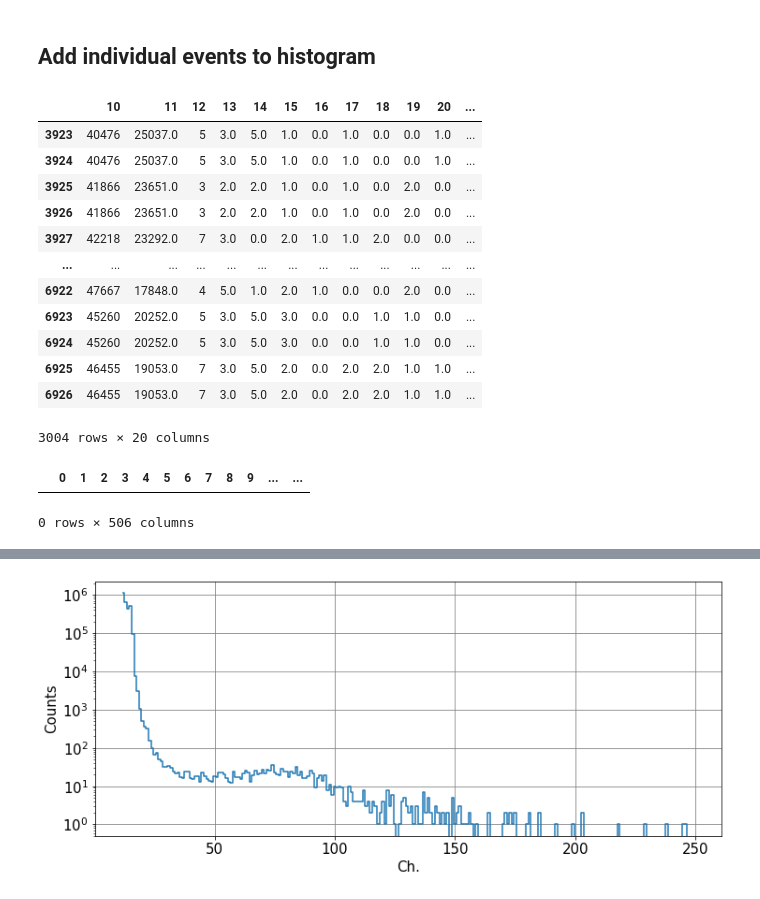
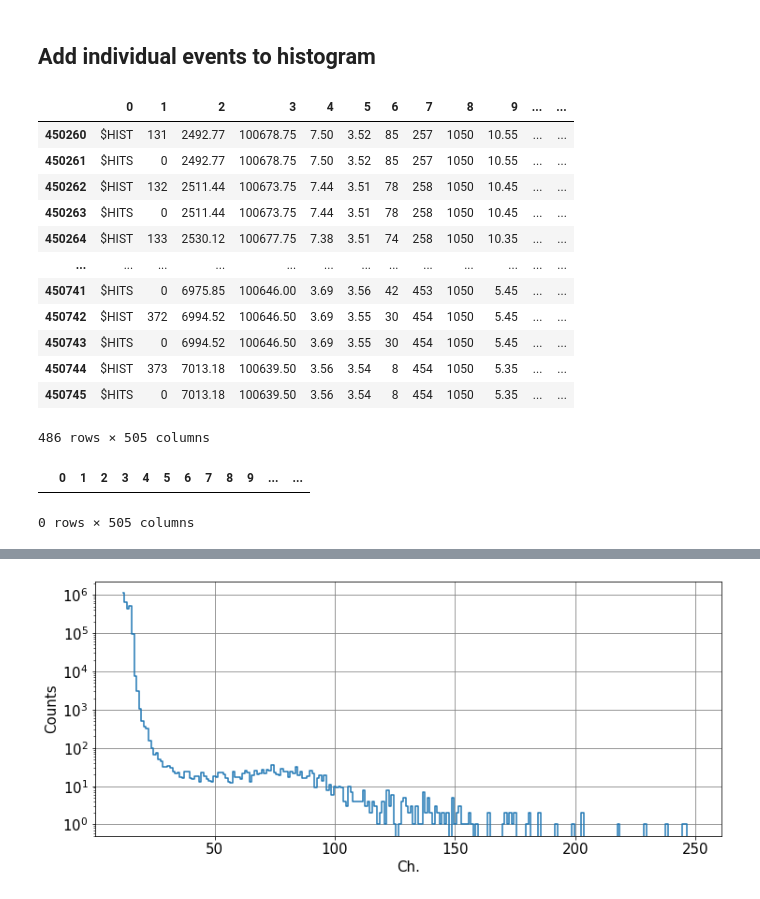
Before and after one commit to UniversalScientificTechnologies/GEODOS01, a Jupyter notebook: notebooks/GEODOS-cernobyl.ipynb, the cells around one changed output, grey strips where cells are left out. Drawn from its saved outputs; the diff is of its cells as text; code cells hidden in the pictures.

```diff
--- a/notebooks/GEODOS-cernobyl.ipynb
+++ b/notebooks/GEODOS-cernobyl.ipynb
@@ -30,6 +30,7 @@ fto = '/storage/stations/Cernobyl/17.10.2021/DATALOG.TXT'
 fto = '/storage/stations/Cernobyl/28.10.21_8.55/DATALOG.TXT'
 #fto = '/storage/stations/Cernobyl/04.11.2021_7.30/DATALOG.TXT'
 fto = '/storage/stations/Cernobyl/15.11.2021_15.10/DATALOG.TXT'
+fto = '/storage/stations/Cernobyl/23.11.21_12.40/DATALOG.TXT'
 
 l=[]
 l.extend(range(0,500))
@@ -50,7 +51,7 @@ print(df.loc[df[0]=='$AIRDOS',1].iloc[0])
 print(len(df))
 print(last[-1:][0])
 
-df.drop(df.index[:last[-1:][0]], inplace=True) # keep only last run
+#df.drop(df.index[:last[-1:][0]], inplace=True) # keep only last run
 # %% [output]
 s.n.:  1290c00806a200923c12a000a00000bf
 f.v.:  a1bf671
@@ -130,21 +131,22 @@ for index, row in hits.iterrows():
     for j in range(2,2+row[1]*2,2):
         hist.loc[index,int(row[j+1])+3] += 1
 # %%
-df.iloc[:,10:30]
+#df.iloc[:,10:30]
+df
 # %% [output]
-|  | 10 | 11 | 12 | 13 | 14 | 15 | 16 | 17 | 18 | 19 | 20 | ... |
-| 3923 | 40476 | 25037.0 | 5 | 3.0 | 5.0 | 1.0 | 0.0 | 1.0 | 0.0 | 0.0 | 1.0 | ... |
-| 3924 | 40476 | 25037.0 | 5 | 3.0 | 5.0 | 1.0 | 0.0 | 1.0 | 0.0 | 0.0 | 1.0 | ... |
-| 3925 | 41866 | 23651.0 | 3 | 2.0 | 2.0 | 1.0 | 0.0 | 1.0 | 0.0 | 2.0 | 0.0 | ... |
-| 3926 | 41866 | 23651.0 | 3 | 2.0 | 2.0 | 1.0 | 0.0 | 1.0 | 0.0 | 2.0 | 0.0 | ... |
-| 3927 | 42218 | 23292.0 | 7 | 3.0 | 0.0 | 2.0 | 1.0 | 1.0 | 2.0 | 0.0 | 0.0 | ... |
+|  | 0 | 1 | 2 | 3 | 4 | 5 | 6 | 7 | 8 | 9 | ... | ... |
+| 450260 | $HIST | 131 | 2492.77 | 100678.75 | 7.50 | 3.52 | 85 | 257 | 1050 | 10.55 | ... | ... |
+| 450261 | $HITS | 0 | 2492.77 | 100678.75 | 7.50 | 3.52 | 85 | 257 | 1050 | 10.55 | ... | ... |
+| 450262 | $HIST | 132 | 2511.44 | 100673.75 | 7.44 | 3.51 | 78 | 258 | 1050 | 10.45 | ... | ... |
+| 450263 | $HITS | 0 | 2511.44 | 100673.75 | 7.44 | 3.51 | 78 | 258 | 1050 | 10.45 | ... | ... |
+| 450264 | $HIST | 133 | 2530.12 | 100677.75 | 7.38 | 3.51 | 74 | 258 | 1050 | 10.35 | ... | ... |
 | ... | ... | ... | ... | ... | ... | ... | ... | ... | ... | ... | ... | ... |
-| 6922 | 47667 | 17848.0 | 4 | 5.0 | 1.0 | 2.0 | 1.0 | 0.0 | 0.0 | 2.0 | 0.0 | ... |
-| 6923 | 45260 | 20252.0 | 5 | 3.0 | 5.0 | 3.0 | 0.0 | 0.0 | 1.0 | 1.0 | 0.0 | ... |
-| 6924 | 45260 | 20252.0 | 5 | 3.0 | 5.0 | 3.0 | 0.0 | 0.0 | 1.0 | 1.0 | 0.0 | ... |
-| 6925 | 46455 | 19053.0 | 7 | 3.0 | 5.0 | 2.0 | 0.0 | 2.0 | 2.0 | 1.0 | 1.0 | ... |
-| 6926 | 46455 | 19053.0 | 7 | 3.0 | 5.0 | 2.0 | 0.0 | 2.0 | 2.0 | 1.0 | 1.0 | ... |
+| 450741 | $HITS | 0 | 6975.85 | 100646.00 | 3.69 | 3.56 | 42 | 453 | 1050 | 5.45 | ... | ... |
+| 450742 | $HIST | 372 | 6994.52 | 100646.50 | 3.69 | 3.55 | 30 | 454 | 1050 | 5.45 | ... | ... |
+| 450743 | $HITS | 0 | 6994.52 | 100646.50 | 3.69 | 3.55 | 30 | 454 | 1050 | 5.45 | ... | ... |
+| 450744 | $HIST | 373 | 7013.18 | 100639.50 | 3.56 | 3.54 | 8 | 454 | 1050 | 5.35 | ... | ... |
+| 450745 | $HITS | 0 | 7013.18 | 100639.50 | 3.56 | 3.54 | 8 | 454 | 1050 | 5.35 | ... | ... |
-3004 rows × 20 columns
+486 rows × 505 columns
 # %%
 df.drop(df[df[0]=='$HITS'].index, inplace=True)
 df.drop(df[df[0]=='$GPGGA'].index, inplace=True)
@@ -161,7 +163,7 @@ df.drop(df[df[0]=='$GLGSV'].index, inplace=True)
 df.loc[df[0]!='$HIST']
 # %% [output]
 |  | 0 | 1 | 2 | 3 | 4 | 5 | 6 | 7 | 8 | 9 | ... | ... |
-0 rows × 506 columns
+0 rows × 505 columns
 # %%
 NOISE_LEVEL = 12
 LAST_CHANNEL = 250
```
Also changed, not shown: parts of 8 cells of this notebook, 1 other file.
